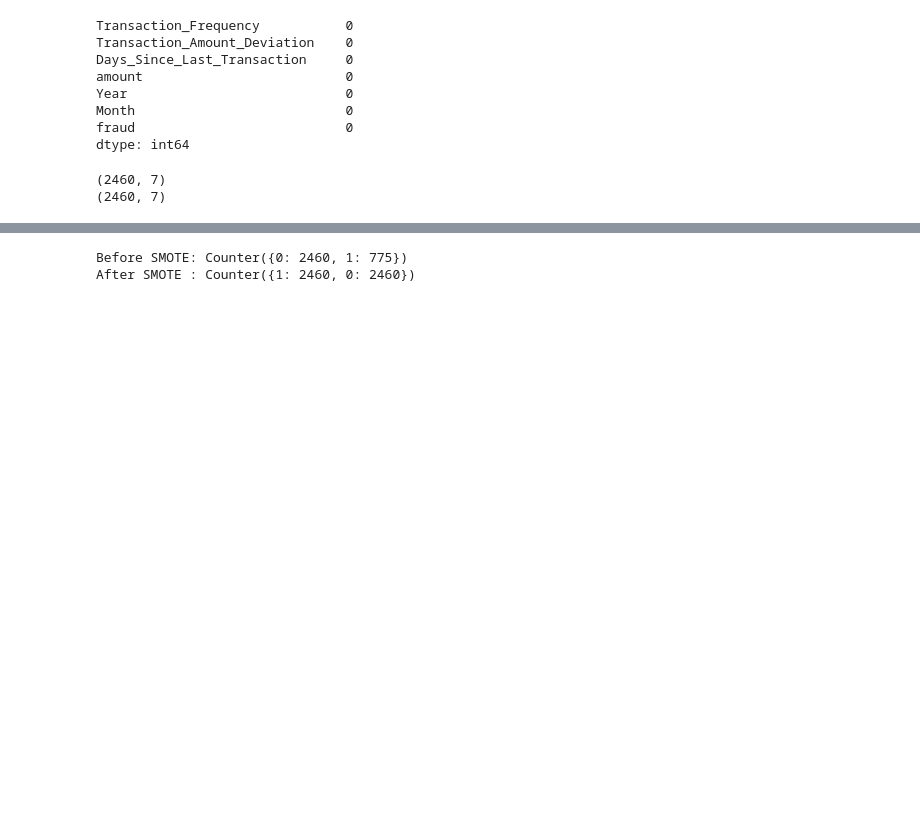
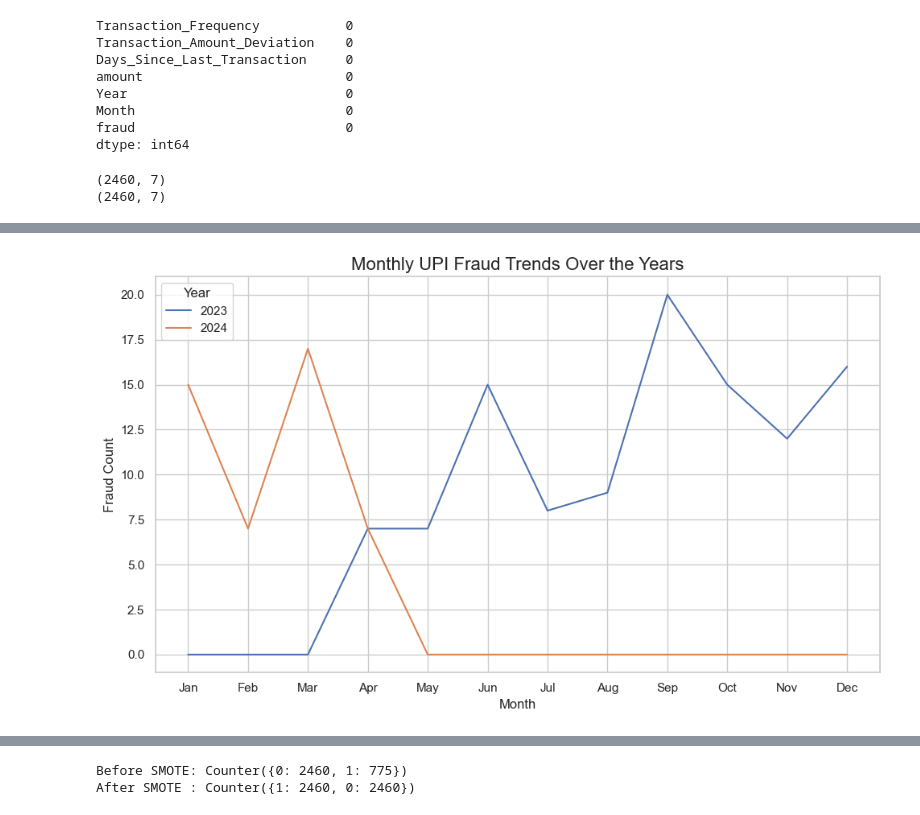
Before and after one commit to samridhixgarg/upiFraudDetection, a Jupyter notebook: upi_model.ipynb, the cells around one changed output, grey strips where cells are left out. Cells and saved outputs as stored; diff of their text form; code cells hidden in the pictures; blank space fills up the shorter version.

```diff
--- a/upi_model.ipynb
+++ b/upi_model.ipynb
@@ -149,0 +177,21 @@ print(fraud.shape)
+# %%
+monthly_fraud = df[df['fraud'] == 1].groupby(['Year', 'Month']).size().reset_index(name='fraud_count')
+
+# Pivot the table to get years as columns and months as rows
+monthly_fraud_pivot = monthly_fraud.pivot(index='Month', columns='Year', values='fraud_count').fillna(0)
+
+# Plot the data
+plt.figure(figsize=(10, 6))
+sns.lineplot(data=monthly_fraud_pivot, dashes=False)
+
+# Customize the plot
+plt.title('Monthly UPI Fraud Trends Over the Years', fontsize=16)
+plt.xlabel('Month', fontsize=12)
+plt.ylabel('Fraud Count', fontsize=12)
+plt.xticks(range(1, 13), ['Jan', 'Feb', 'Mar', 'Apr', 'May', 'Jun', 'Jul', 'Aug', 'Sep', 'Oct', 'Nov', 'Dec'])
+plt.legend(title='Year', loc='upper left')
+
+plt.tight_layout()
+plt.show()
+# %% [output]
+[figure, added]
```
Also changed, not shown: parts of 19 cells of this notebook.
